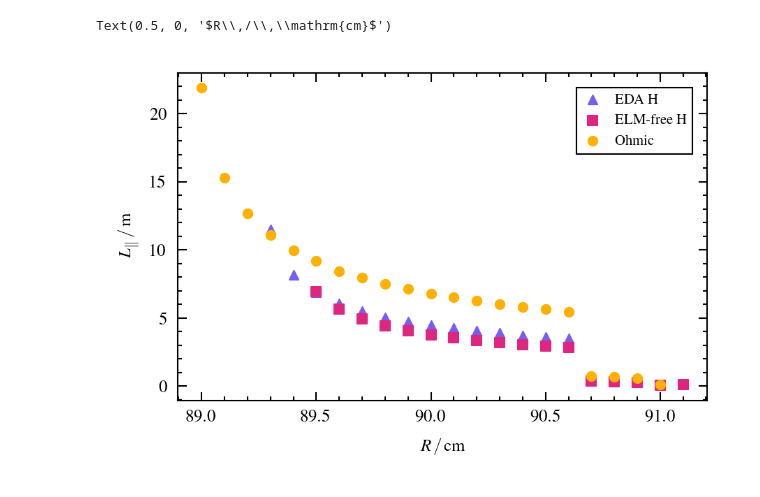
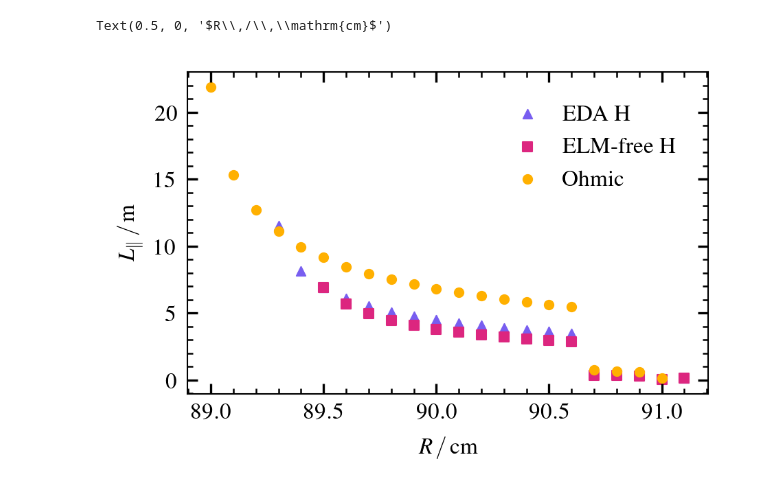
Before and after one commit to auroradh/PSI, a Jupyter notebook: e_folding_length.ipynb, the cells around one changed output. Saved outputs shown, nothing was run; the diff lists cells and outputs as text; code cells hidden in the pictures.

Commit message:
change font sizes

```diff
--- a/e_folding_length.ipynb
+++ b/e_folding_length.ipynb
@@ -98,32 +105,21 @@ f_GWs = [greenwald_fraction[shot] for shot in shotlist]
 marker_list = ['^', 's', 'o']
 color_list = ['#785EF0', '#DC267F','#FFB000']
 label_name = ['EDA H', 'ELM-free H', 'Ohmic']
-# %%
-axes_size = cosmoplots.set_rcparams_dynamo(plt.rcParams, num_cols=1, ls="thin")
-plt.rcParams["mathtext.fontset"] = "custom"
-plt.rcParams["font.size"] = 6
-plt.rcParams["legend.fontsize"] = 5
-plt.rcParams["axes.labelsize"] = 6
-plt.rcParams["xtick.labelsize"] = 6
-plt.rcParams["ytick.labelsize"] = 6
-plt.rcParams["xtick.major.size"] = 3
-plt.rcParams["xtick.minor.size"] = 1.5
-plt.rcParams["ytick.major.size"] = 3
-plt.rcParams["ytick.minor.size"] = 1.5
-plt.rcParams["ytick.minor.width"] = 0.5
-plt.rcParams["xtick.minor.width"] = 0.5
-plt.rcParams["ytick.major.width"] = 0.5
-plt.rcParams["xtick.major.width"] = 0.5
-
-fig = plt.figure()
-ax = fig.add_axes(axes_size)
-
-for idx, shot in enumerate(shotlist):
-  major_R_by_shot_to_cm = [item * 100 for item in major_R_by_shot[shot]]
-  ax.scatter(major_R_by_shot_to_cm, connection_length_by_shot[shot], color=color_list[idx], marker=marker_list[idx], s=10, label=label_name[idx])
-ax.legend(borderaxespad=1)
-ax.set_ylabel(r'$L_{\parallel}\,/\, \mathrm{m}$')
-ax.set_xlabel(r'$R\,/\,\mathrm{cm}$')
-# %% [output]
-Text(0.5, 0, '$R\\,/\\,\\mathrm{cm}$')
-[figure, removed]
+# %%
+params = {}
+cosmoplots.set_rcparams_dynamo(params, num_cols=1)
+plt.style.use(["cosmoplots.default"])
+plt.rcParams['text.latex.preamble'] =  r'\usepackage{amsmath}' r'\usepackage{times}' r'\usepackage{mathptmx}' r'\usepackage{amssymb}' r'\newcommand{\taup}{\ensuremath{\tau_\shortparallel}}' r'\newcommand{\wh}{\widehat}' r'\newcommand{\ave}[1]{{\left<#1\right>}}'
+plt.rc('font',family='Times New Roman')
+
+fig, ax = plt.subplots()
+
+for idx, shot in enumerate(shotlist):
+  major_R_by_shot_to_cm = [item * 100 for item in major_R_by_shot[shot]]
+  ax.scatter(major_R_by_shot_to_cm, connection_length_by_shot[shot], color=color_list[idx], marker=marker_list[idx], s=10, label=label_name[idx])
+ax.legend(borderaxespad=1, frameon=False)
+ax.set_ylabel(r'$L_{\parallel}\,/\, \mathrm{m}$')
+ax.set_xlabel(r'$R\,/\,\mathrm{cm}$')
+# %% [output]
+Text(0.5, 0, '$R\\,/\\,\\mathrm{cm}$')
+[figure, added]
```
Also changed, not shown: parts of 1 cell of this notebook.
